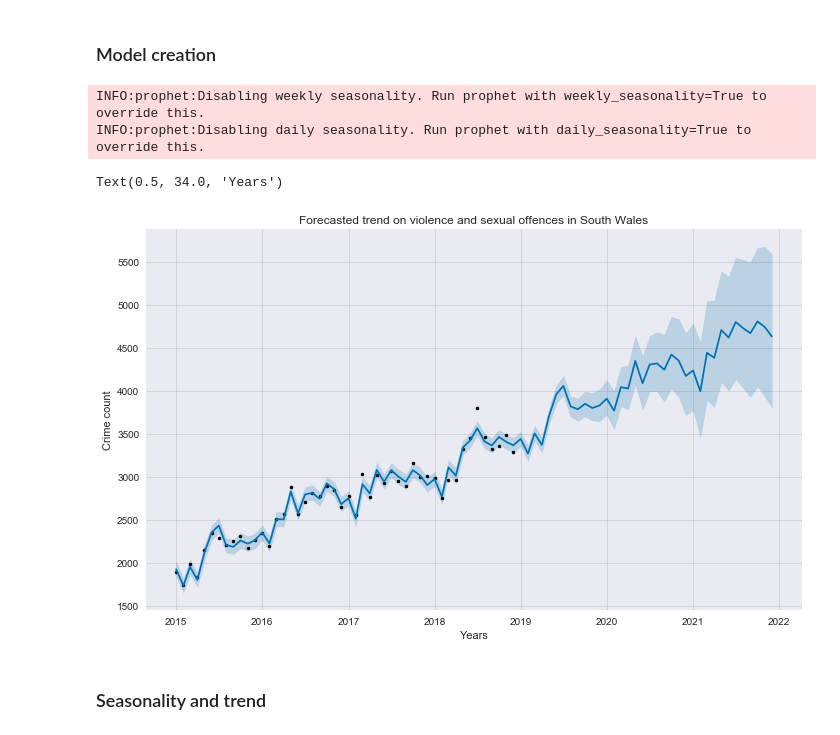
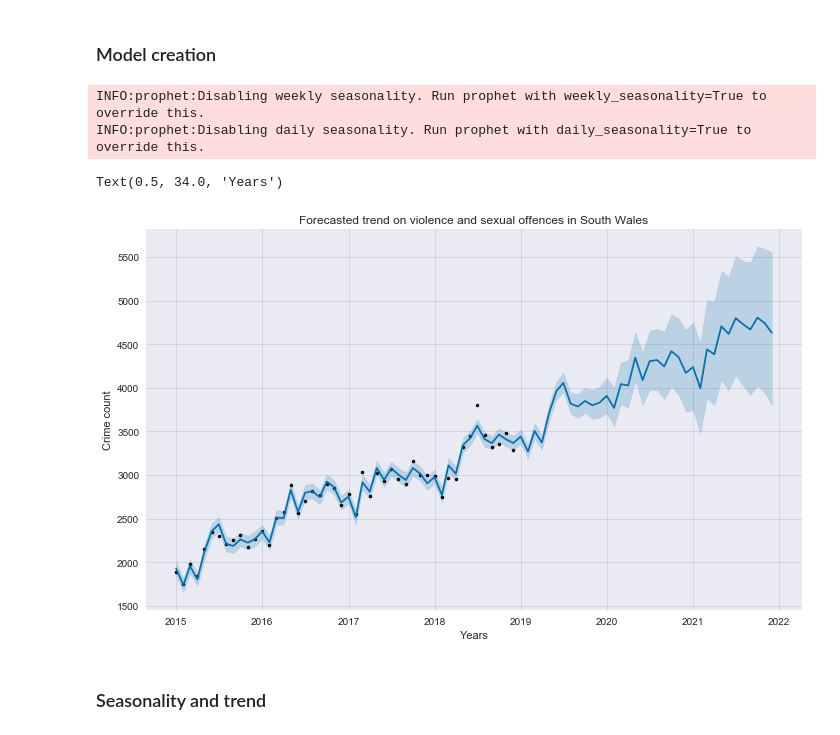
Before and after one commit to Dazai1623818/Datachallenge-2, a Jupyter notebook: Prophet.ipynb, the cells around one changed output. Saved outputs shown, nothing was run; the diff lists cells and outputs as text; code cells hidden in the pictures.

```diff
--- a/Prophet.ipynb
+++ b/Prophet.ipynb
@@ -150,19 +69,19 @@ INFO:prophet:Applying in parallel with <concurrent.futures.process.ProcessPoolEx
 # %% [markdown]
 ### Model creation
 # %%
-m = Prophet(seasonality_mode='additive', changepoint_prior_scale=cps, seasonality_prior_scale=sps).fit(predict)
+m = Prophet(seasonality_mode='additive', changepoint_prior_scale=0.5, seasonality_prior_scale=10).fit(predict)
 future = m.make_future_dataframe(periods=36, freq='MS')
 fcst = m.predict(future)
 fig = m.plot(fcst)
 ax = fig.gca()
 ax.set_title('Forecasted trend on violence and sexual offences in South Wales')
 ax.set_ylabel('Crime count')
 ax.set_xlabel('Years')
 # %% [output]
 INFO:prophet:Disabling weekly seasonality. Run prophet with weekly_seasonality=True to override this.
 INFO:prophet:Disabling daily seasonality. Run prophet with daily_seasonality=True to override this.
 Text(0.5, 34.0, 'Years')
-[figure, old version]
+[figure, new version]
 # %% [markdown]
 ### Seasonality and trend
 # %%
```
Also changed, not shown: parts of 7 cells of this notebook.
